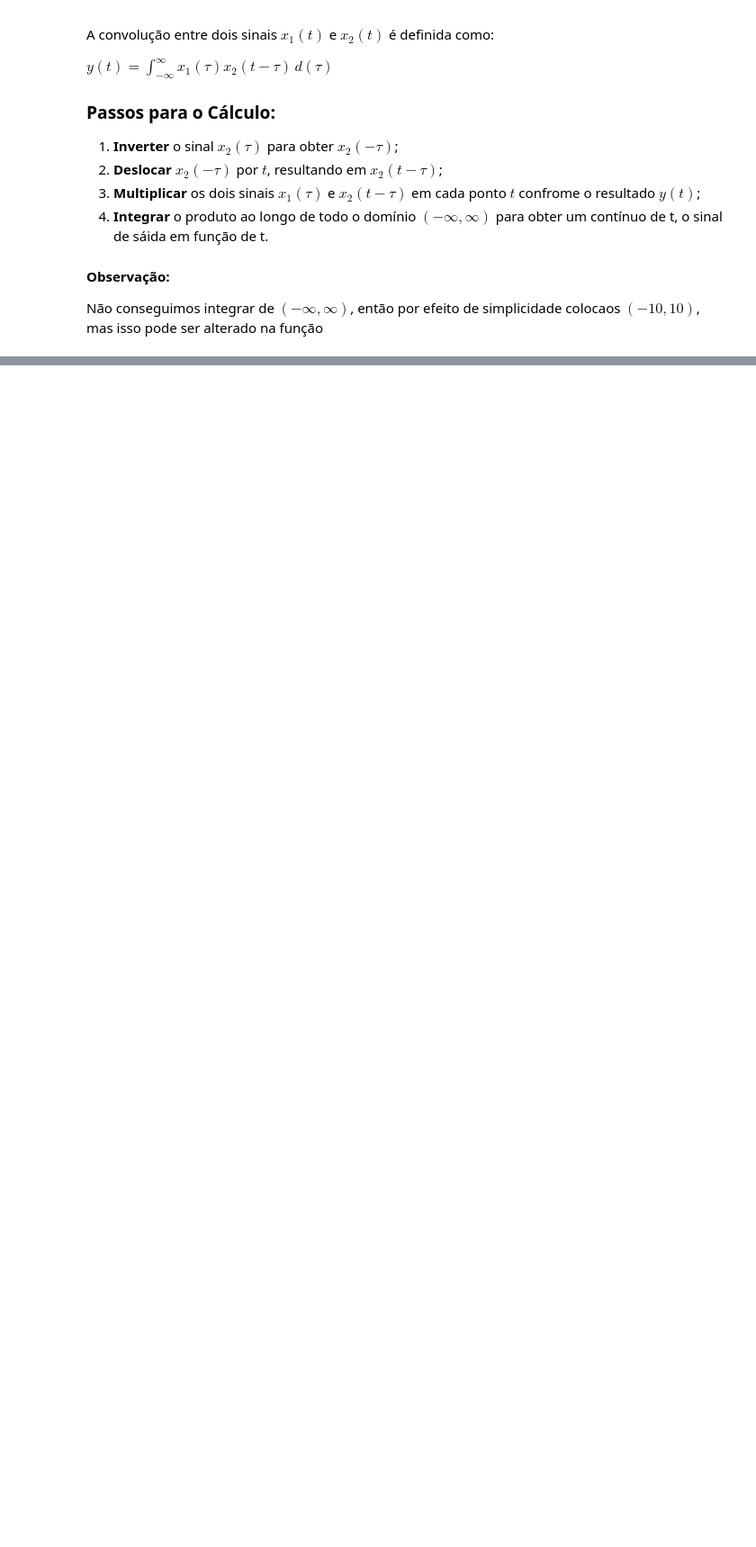
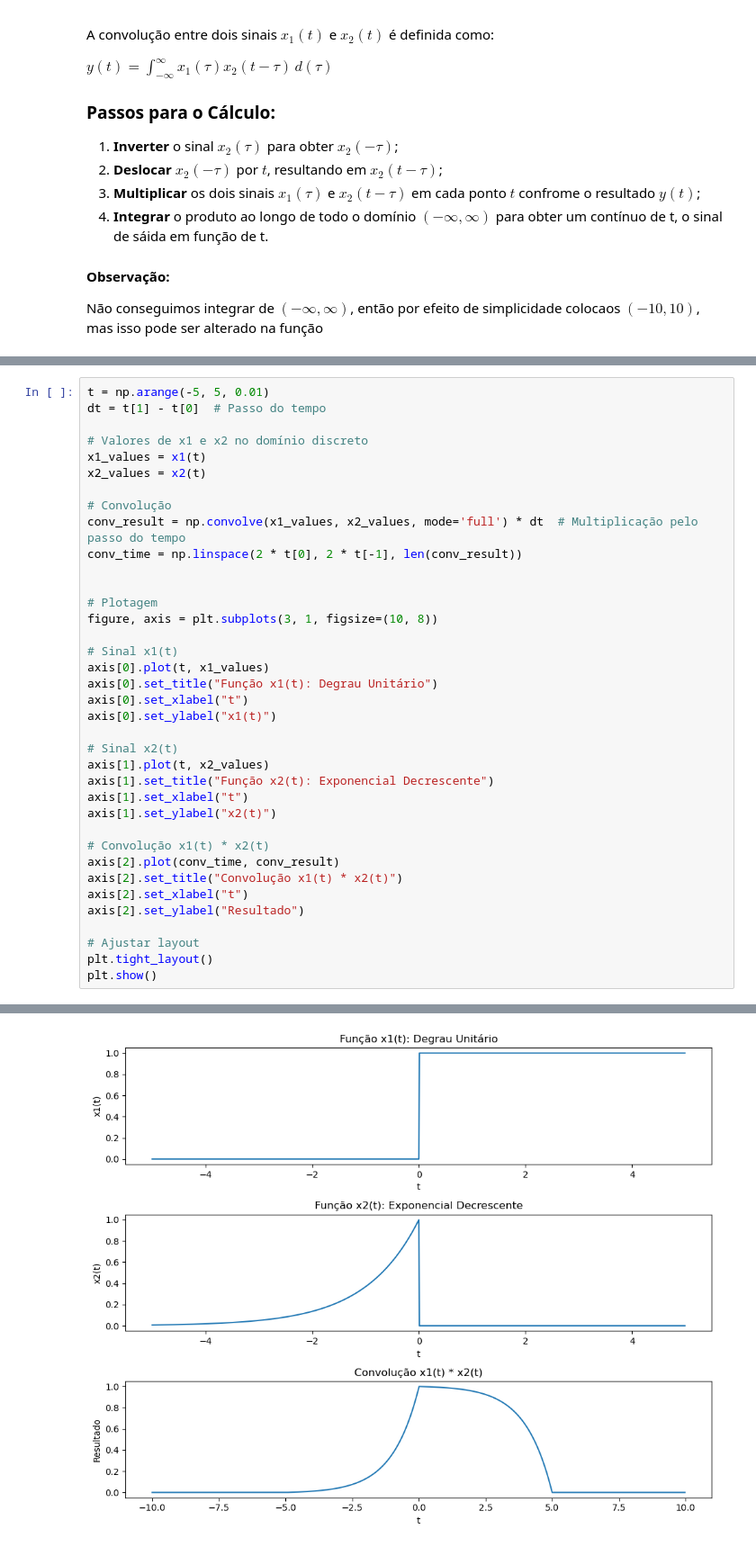
Before and after one commit to CAIOFLN/Convolucao_sinais, a Jupyter notebook: codigo.ipynb, the cells around one changed output, grey strips where cells are left out. Shown: that part at 90% size. Drawn from its saved outputs; the diff is of its cells as text; blank space fills up the shorter version.

```diff
--- a/codigo.ipynb
+++ b/codigo.ipynb
@@ -96,0 +115,38 @@ plotar_graficos(x1, x2, t, f, limite_integral)
+# %%
+t = np.arange(-5, 5, 0.01)
+dt = t[1] - t[0]  # Passo do tempo
+
+# Valores de x1 e x2 no domínio discreto
+x1_values = x1(t)
+x2_values = x2(t)
+
+# Convolução
+conv_result = np.convolve(x1_values, x2_values, mode='full') * dt  # Multiplicação pelo passo do tempo
+conv_time = np.linspace(2 * t[0], 2 * t[-1], len(conv_result))
+
+
+# Plotagem
+figure, axis = plt.subplots(3, 1, figsize=(10, 8))
+
+# Sinal x1(t)
+axis[0].plot(t, x1_values)
+axis[0].set_title("Função x1(t): Degrau Unitário")
+axis[0].set_xlabel("t")
+axis[0].set_ylabel("x1(t)")
+
+# Sinal x2(t)
+axis[1].plot(t, x2_values)
+axis[1].set_title("Função x2(t): Exponencial Decrescente")
+axis[1].set_xlabel("t")
+axis[1].set_ylabel("x2(t)")
+
+# Convolução x1(t) * x2(t)
+axis[2].plot(conv_time, conv_result)
+axis[2].set_title("Convolução x1(t) * x2(t)")
+axis[2].set_xlabel("t")
+axis[2].set_ylabel("Resultado")
+
+# Ajustar layout
+plt.tight_layout()
+plt.show()
+# %% [output]
@@ -96,0 +155 @@ plotar_graficos(x1, x2, t, f, limite_integral)
+[figure, added]
```
Also changed, not shown: parts of 7 cells of this notebook.
